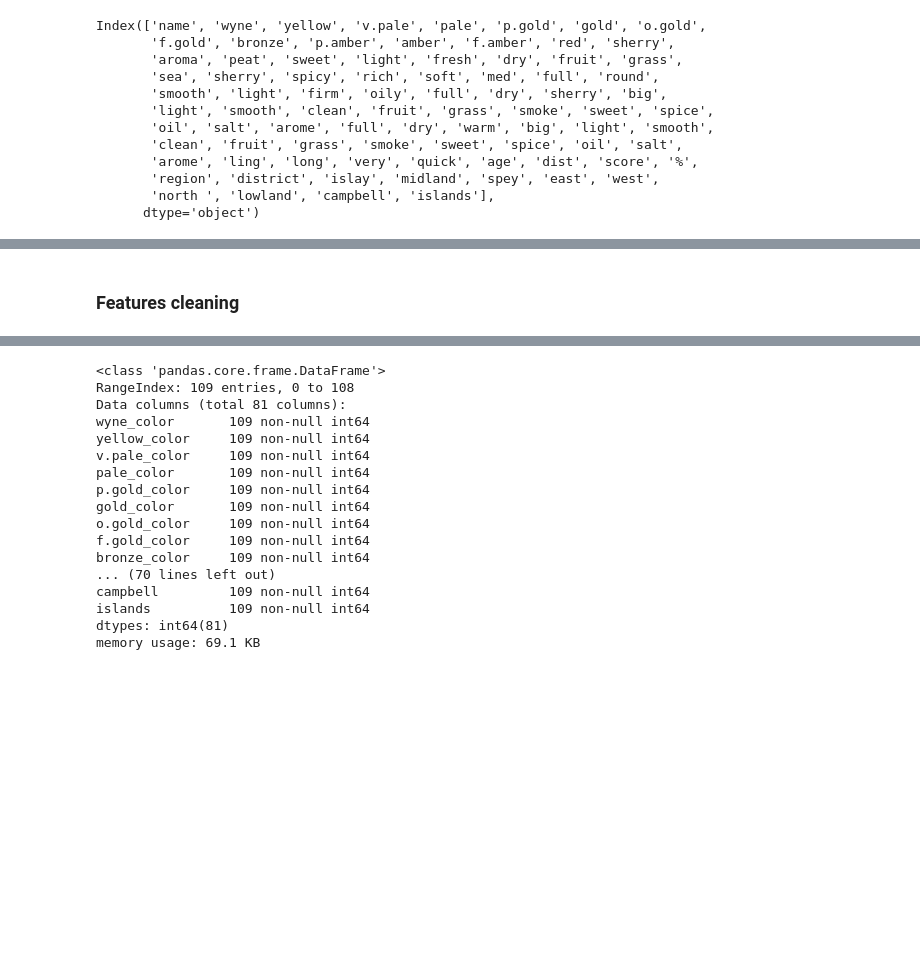
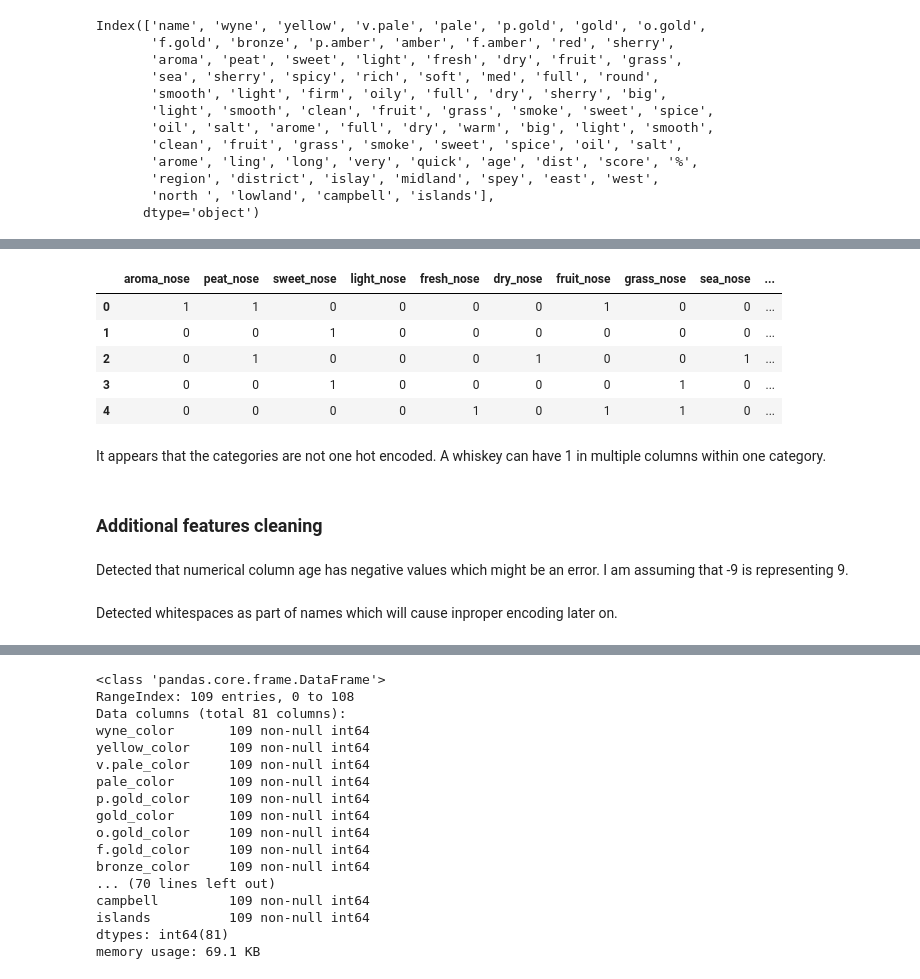
Before and after one commit to Michal-Mat/Scotch-Whiskey, a Jupyter notebook: Scotch-Whiskey.ipynb, the cells around one changed output, grey strips where cells are left out. Drawn from its saved outputs; the diff is of its cells as text; code cells hidden in the pictures; blank space fills up the shorter version.

```diff
--- a/Scotch-Whiskey.ipynb
+++ b/Scotch-Whiskey.ipynb
@@ -172,3 +203,16 @@ Index(['name', 'wyne', 'yellow', 'v.pale', 'pale', 'p.gold', 'gold', 'o.gold',
+# %%
+df[nose_columns].head()
+# %% [output]
+|  | aroma_nose | peat_nose | sweet_nose | light_nose | fresh_nose | dry_nose | fruit_nose | grass_nose | sea_nose | ... |
+| 0 | 1 | 1 | 0 | 0 | 0 | 0 | 1 | 0 | 0 | ... |
+| 1 | 0 | 0 | 1 | 0 | 0 | 0 | 0 | 0 | 0 | ... |
+| 2 | 0 | 1 | 0 | 0 | 0 | 1 | 0 | 0 | 1 | ... |
+| 3 | 0 | 0 | 1 | 0 | 0 | 0 | 0 | 1 | 0 | ... |
+| 4 | 0 | 0 | 0 | 0 | 1 | 0 | 1 | 1 | 0 | ... |
+# %% [markdown]
+It appears that the categories are not one hot encoded. A whiskey can have 1 in multiple columns within one category.
 # %% [markdown]
-### Features cleaning
+### Additional features cleaning
+# %% [markdown]
+Detected that numerical column age has negative values which might be an error. I am assuming that -9 is representing 9.
 # %%
@@ -182,4 +224,6 @@ for row in df.iterrows():
         new_values.append(row[1]['age'])
 
 df['age']=new_values
+# %% [markdown]
+Detected whitespaces as part of names which will cause inproper encoding later on.
 # %%
```
Also changed, not shown: parts of 79 cells of this notebook.
